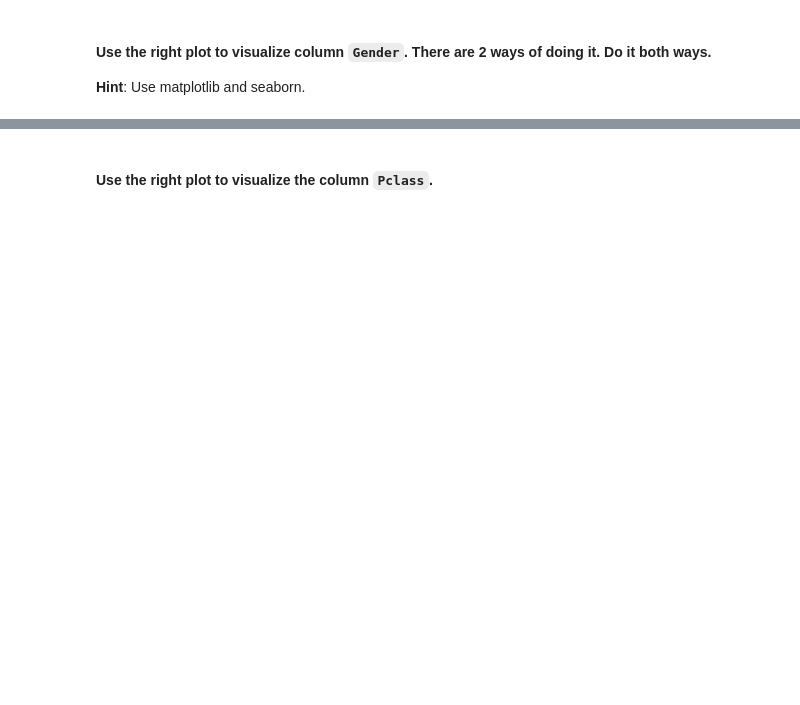
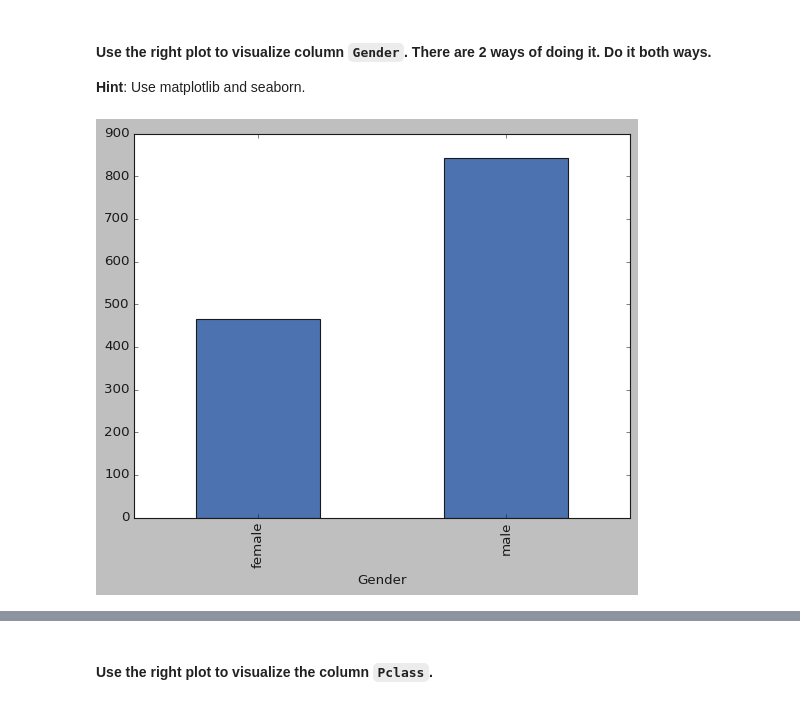
Before and after one commit to Ironhack-data-bcn-oct-2023/lab-matplotlib-seaborn, a Jupyter notebook: your-code/challenge-2.ipynb, the cells around one changed output, grey strips where cells are left out. Drawn from its saved outputs; the diff is of its cells as text; code cells hidden in the pictures; blank space fills up the shorter version.

```diff
--- a/your-code/challenge-2.ipynb
+++ b/your-code/challenge-2.ipynb
@@ -48,0 +130,5 @@ your comments here
+# %%
+# Method 1 - matplotlib
+titanic.groupby("Gender")["Gender"].count().plot(kind='bar');
+# %% [output]
+[figure, added]
```
Also changed, not shown: parts of 34 cells of this notebook, 1 other file.
